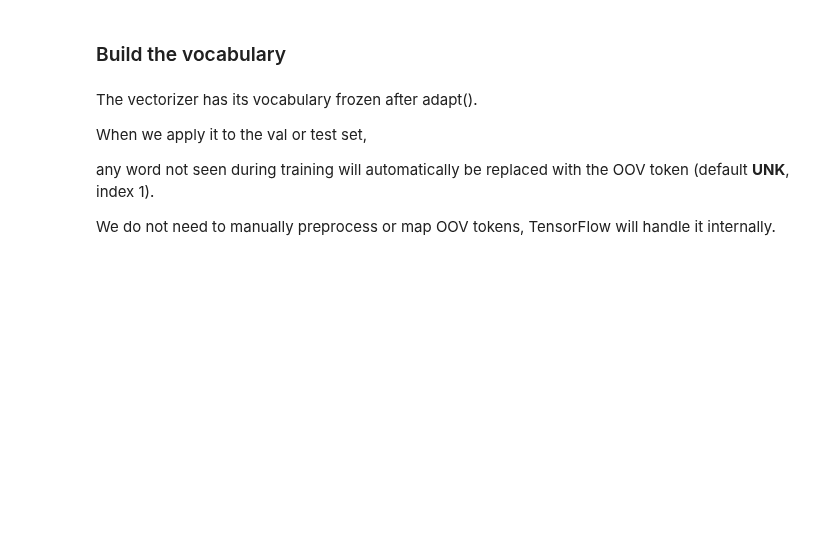
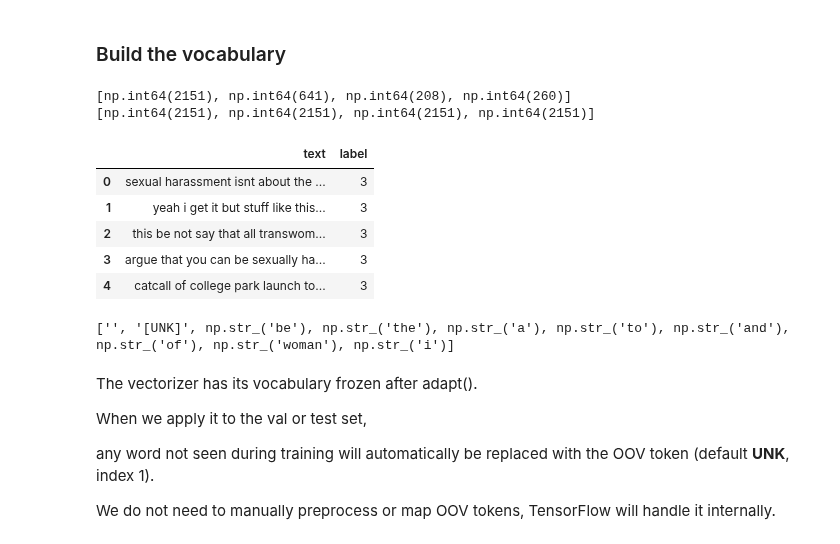
Before and after one commit to LuGorr/Sexist-Tweet-Detection, a Jupyter notebook: A1/Assignment_1.ipynb, the cells around one changed output. Saved outputs shown, nothing was run; the diff lists cells and outputs as text; code cells hidden in the pictures; blank space fills up the shorter version.

```diff
--- a/A1/Assignment_1.ipynb
+++ b/A1/Assignment_1.ipynb
@@ -604,0 +264,16 @@ fig.show()
+# %%
+label_map = {0: "NOT SEXIST", 1: "DIRECT", 2: "JUDGEMENTAL", 3: "REPORTED"}
+
+label_counts = [train.label[train.label == i].count() for i in label_map.keys()]
+print(label_counts)
+majority = np.argmax(label_counts)
+for i in label_map:
+  if i != majority:
+    for _ in range(label_counts[majority] - label_counts[i]):
+      train = pd.concat([pd.DataFrame(train[train.label == i].sample(1), \
+                          columns=train.columns), train], ignore_index=True)
+
+print([train.label[train.label == i].count() for i in label_map.keys()])
+# %% [output]
+[np.int64(2151), np.int64(641), np.int64(208), np.int64(260)]
+[np.int64(2151), np.int64(2151), np.int64(2151), np.int64(2151)]
@@ -605,3 +283,12 @@ fig.show()
+# %%
+train.head()
+# %% [output]
+|  | text | label |
+| 0 | sexual harassment isnt about the ... | 3 |
+| 1 | yeah i get it but stuff like this... | 3 |
+| 2 | this be not say that all transwom... | 3 |
+| 3 | argue that you can be sexually ha... | 3 |
+| 4 | catcall of college park launch to... | 3 |
 # %%
 # Create a TensorFlow Dataset for training data
 # Each batch contains 64 examples for efficient training
@@ -637,3 +308,8 @@ print(vocab[:10])
+# %%
+vocab = vectorizer.get_vocabulary()
+print(vocab[:10])
+# %% [output]
+['', '[UNK]', np.str_('be'), np.str_('the'), np.str_('a'), np.str_('to'), np.str_('and'), np.str_('of'), np.str_('woman'), np.str_('i')]
 # %% [markdown]
 The vectorizer has its vocabulary frozen after adapt().
 
```
Also changed, not shown: parts of 53 cells of this notebook.
